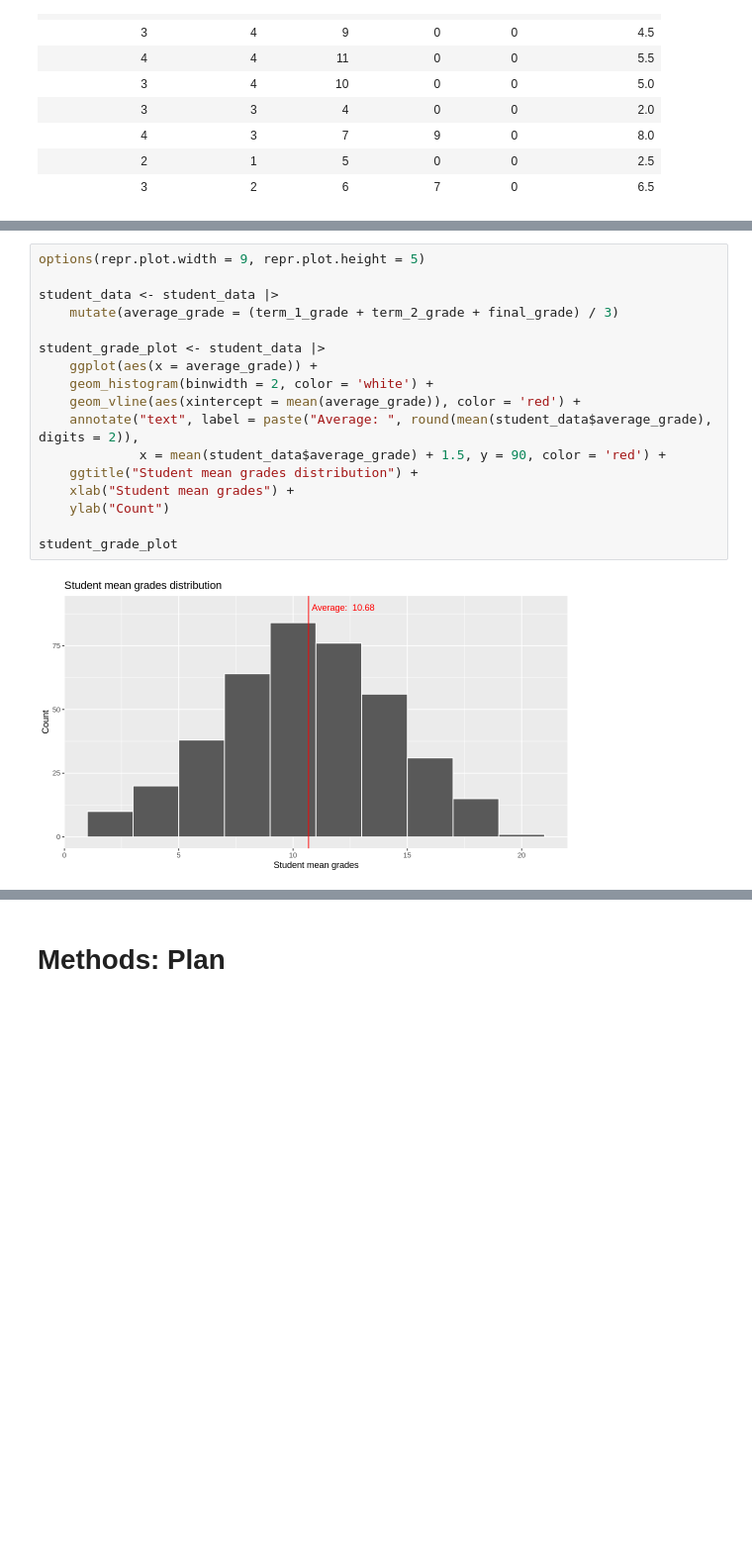
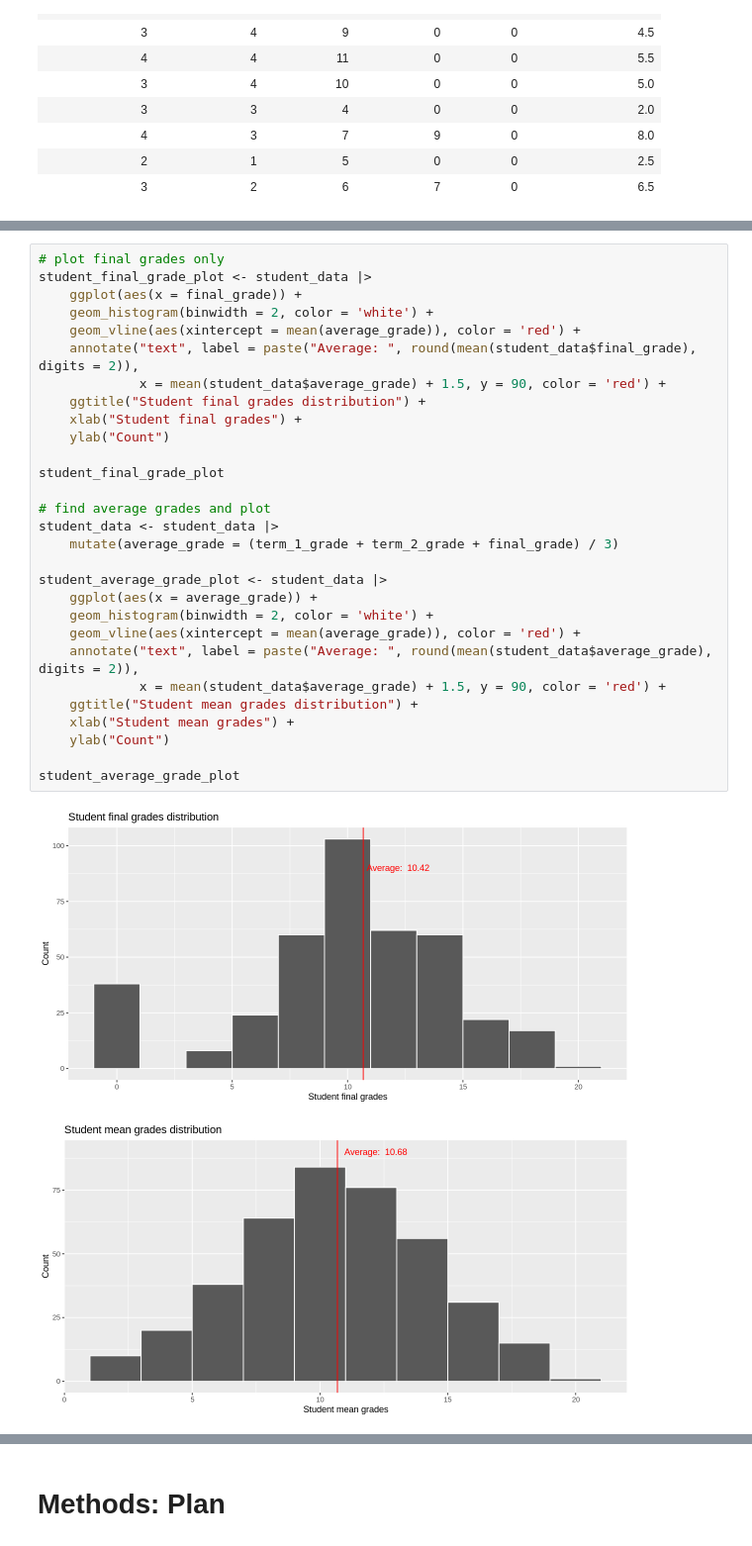
Before and after one commit to j-ackyao/STAT-Inference, a Jupyter notebook: project report.ipynb, the cells around one changed output, grey strips where cells are left out. Shown at 99% size. Cells and saved outputs as stored; diff of their text form; blank space fills up the shorter version.

Commit message:
adjusted student grade distribution plot

```diff
--- a/project report.ipynb
+++ b/project report.ipynb
@@ -179,19 +178,32 @@ Observing the overview, it can be seen that those with a final grade of $0$ tend
 # %%
-options(repr.plot.width = 9, repr.plot.height = 5)
+# plot final grades only
+student_final_grade_plot <- student_data |>
+    ggplot(aes(x = final_grade)) +
+    geom_histogram(binwidth = 2, color = 'white') +
+    geom_vline(aes(xintercept = mean(average_grade)), color = 'red') +
+    annotate("text", label = paste("Average: ", round(mean(student_data$final_grade), digits = 2)),
+             x = mean(student_data$average_grade) + 1.5, y = 90, color = 'red') +
+    ggtitle("Student final grades distribution") +
+    xlab("Student final grades") +
+    ylab("Count")
 
+student_final_grade_plot
+
+# find average grades and plot
 student_data <- student_data |>
     mutate(average_grade = (term_1_grade + term_2_grade + final_grade) / 3)
 
-student_grade_plot <- student_data |>
+student_average_grade_plot <- student_data |>
     ggplot(aes(x = average_grade)) +
     geom_histogram(binwidth = 2, color = 'white') +
     geom_vline(aes(xintercept = mean(average_grade)), color = 'red') +
     annotate("text", label = paste("Average: ", round(mean(student_data$average_grade), digits = 2)),
              x = mean(student_data$average_grade) + 1.5, y = 90, color = 'red') +
     ggtitle("Student mean grades distribution") +
     xlab("Student mean grades") +
     ylab("Count")
 
-student_grade_plot
+student_average_grade_plot
 # %% [output]
-[figure, old version]
+[figure, new version]
+[figure, added]
```
Also changed, not shown: parts of 7 cells of this notebook.
